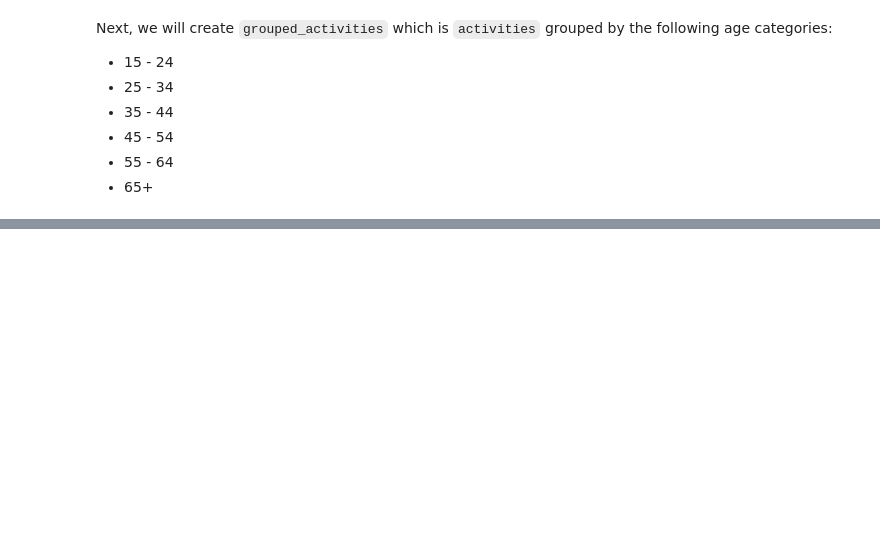
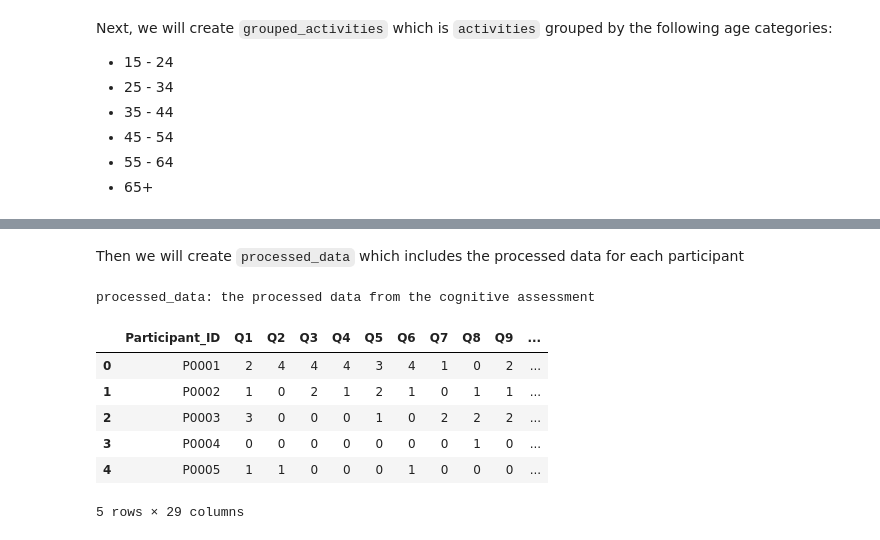
Before and after one commit to rem388/DataScienceProject, a Jupyter notebook: Phase2.ipynb, the cells around one changed output, grey strips where cells are left out. Drawn from its saved outputs; the diff is of its cells as text; code cells hidden in the pictures; blank space fills up the shorter version.

Commit message:
made cognitive assessment df

```diff
--- a/Phase2.ipynb
+++ b/Phase2.ipynb
@@ -170,0 +198,15 @@ grouped_activities: the average minutes spent on each activity per day for each
+# %% [markdown]
+Then we will create `processed_data` which includes the processed data for each participant
+# %%
+processed_data = pd.read_csv("data/cognitiveAssessment/Cognitive_Assessment_Processed_Data.csv")
+print("processed_data: the processed data from the cognitive assessment")
+processed_data.head()
+# %% [output]
+processed_data: the processed data from the cognitive assessment
+|  | Participant_ID | Q1 | Q2 | Q3 | Q4 | Q5 | Q6 | Q7 | Q8 | Q9 | ... |
+| 0 | P0001 | 2 | 4 | 4 | 4 | 3 | 4 | 1 | 0 | 2 | ... |
+| 1 | P0002 | 1 | 0 | 2 | 1 | 2 | 1 | 0 | 1 | 1 | ... |
+| 2 | P0003 | 3 | 0 | 0 | 0 | 1 | 0 | 2 | 2 | 2 | ... |
+| 3 | P0004 | 0 | 0 | 0 | 0 | 0 | 0 | 0 | 1 | 0 | ... |
+| 4 | P0005 | 1 | 1 | 0 | 0 | 0 | 1 | 0 | 0 | 0 | ... |
+5 rows × 29 columns
```
Also changed, not shown: parts of 18 cells of this notebook, 5 other files.
